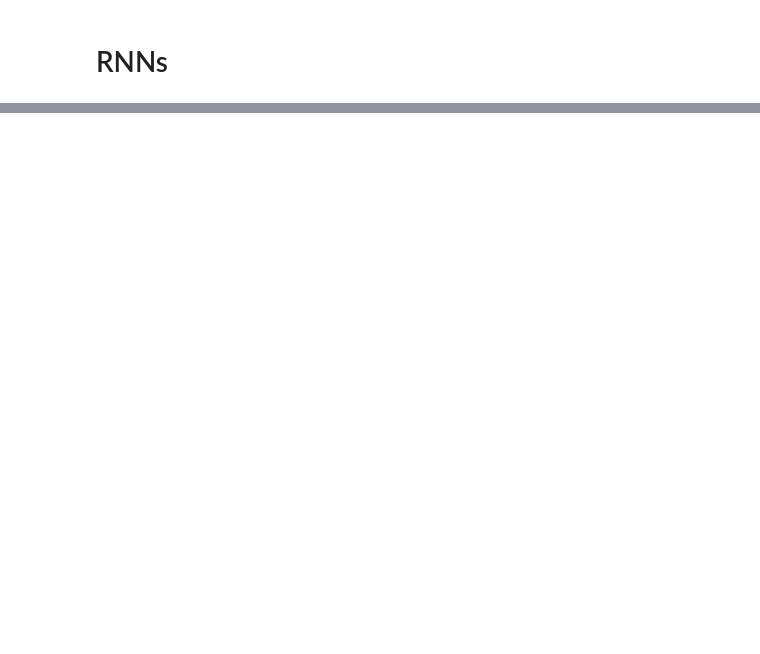
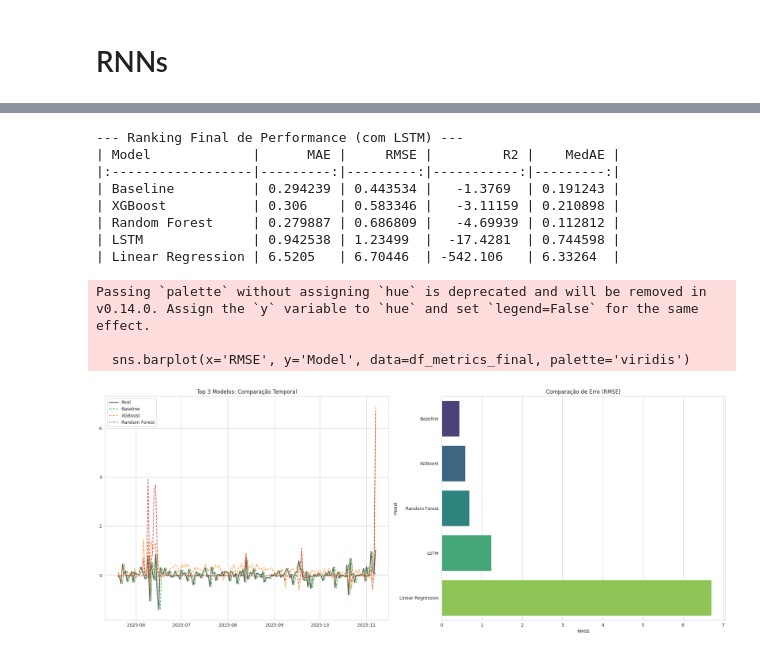
Before and after one commit to Renzo-Filho/6-datathon-fgv-eesp, a Jupyter notebook: src/datathon-final.ipynb, the cells around one changed output, grey strips where cells are left out. Saved outputs shown, nothing was run; the diff lists cells and outputs as text; code cells hidden in the pictures; blank space fills up the shorter version.

```diff
--- a/src/datathon-final.ipynb
+++ b/src/datathon-final.ipynb
@@ -562,0 +562,64 @@ Passing `palette` without assigning `hue` is deprecated and will be removed in v
+# %%
+
+
+# Filtrar modelos anteriores para o mesmo índice da LSTM
+for name, series in model_predictions.items(): # model_predictions vem da etapa anterior
+    if isinstance(series, pd.Series):
+        model_predictions_final[name] = series.loc[common_index]
+    else:
+        # Se for array numpy, converte primeiro (assumindo alinhamento original com Y_test)
+        s = pd.Series(series, index=Y_test.index)
+        model_predictions_final[name] = s.loc[common_index]
+
+# Adicionar LSTM
+model_predictions_final['LSTM'] = y_pred_lstm
+
+# O target real também precisa ser cortado
+Y_test_final = Y_test.loc[common_index]
+
+# 2. Recalcular Métricas
+metrics_list_final = []
+for name, preds in model_predictions_final.items():
+    metrics_list_final.append(calculate_metrics(Y_test_final, preds, name))
+
+df_metrics_final = pd.DataFrame(metrics_list_final).sort_values(by='RMSE', ascending=True)
+top_3_models_final = df_metrics_final.head(3)['Model'].tolist()
+
+print("--- Ranking Final de Performance (com LSTM) ---")
+print(df_metrics_final.to_markdown(index=False))
+
+# 3. Plotagem
+plt.figure(figsize=(20, 8))
+
+# Série Temporal
+plt.subplot(1, 2, 1)
+plt.plot(Y_test_final.index, Y_test_final, label='Real', color='black', linewidth=2, alpha=0.6)
+colors = ['#2ca02c', '#ff7f0e', '#d62728']
+
+for i, model_name in enumerate(top_3_models_final):
+    preds = model_predictions_final[model_name]
+    plt.plot(Y_test_final.index, preds, label=model_name, linestyle='--', alpha=0.8, color=colors[i])
+
+plt.title('Top 3 Modelos: Comparação Temporal')
+plt.legend()
+
+# Barplot de RMSE
+plt.subplot(1, 2, 2)
+sns.barplot(x='RMSE', y='Model', data=df_metrics_final, palette='viridis')
+plt.title('Comparação de Erro (RMSE)')
+
+plt.tight_layout()
+plt.show()
+# %% [output]
+--- Ranking Final de Performance (com LSTM) ---
+| Model             |      MAE |     RMSE |         R2 |    MedAE |
+|:------------------|---------:|---------:|-----------:|---------:|
+| Baseline          | 0.294239 | 0.443534 |   -1.3769  | 0.191243 |
+| XGBoost           | 0.306    | 0.583346 |   -3.11159 | 0.210898 |
+| Random Forest     | 0.279887 | 0.686809 |   -4.69939 | 0.112812 |
+| LSTM              | 0.942538 | 1.23499  |  -17.4281  | 0.744598 |
+| Linear Regression | 6.5205   | 6.70446  | -542.106   | 6.33264  |
+Passing `palette` without assigning `hue` is deprecated and will be removed in v0.14.0. Assign the `y` variable to `hue` and set `legend=False` for the same effect.
+
+  sns.barplot(x='RMSE', y='Model', data=df_metrics_final, palette='viridis')
+[figure, added]
```
Also changed, not shown: parts of 7 cells of this notebook, 32 other files.
